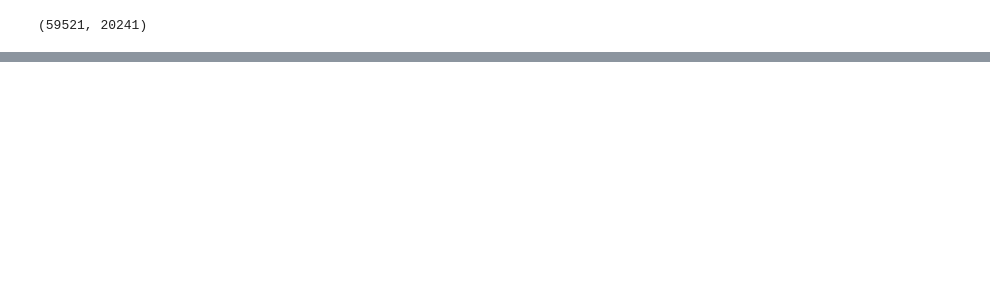
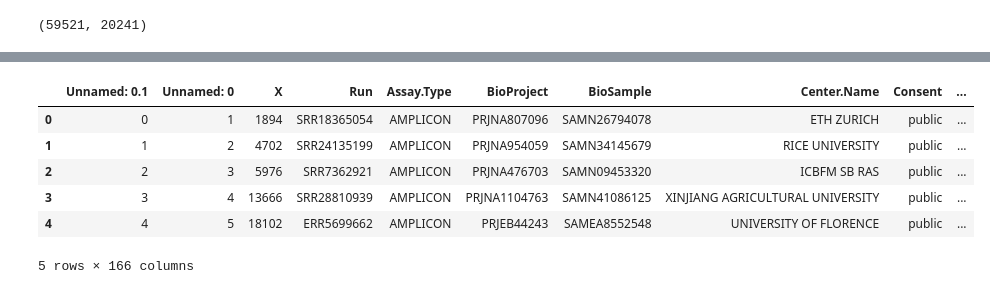
Before and after one commit to georgiadoing/seqADAGE, a Jupyter notebook: Py/muk_transfer_learning/filtering/Mukundan_ec_filt.ipynb, the cells around one changed output, grey strips where cells are left out. Cells and saved outputs as stored; diff of their text form; code cells hidden in the pictures; blank space fills up the shorter version.

```diff
--- a/Py/muk_transfer_learning/filtering/Mukundan_ec_filt.ipynb
+++ b/Py/muk_transfer_learning/filtering/Mukundan_ec_filt.ipynb
@@ -374,0 +454,14 @@ final_filt.shape
+# %%
+# Verify I can load back in the annotated metadata
+m_df = pd.read_csv(
+  '/content/drive/My Drive/Comp-Bio-Projs-S26/data/muk-in-use/mt_filtering_annotated_sra.csv'
+)
+m_df.head()
+# %% [output]
+|  | Unnamed: 0.1 | Unnamed: 0 | X | Run | Assay.Type | BioProject | BioSample | Center.Name | Consent | ... |
+| 0 | 0 | 1 | 1894 | SRR18365054 | AMPLICON | PRJNA807096 | SAMN26794078 | ETH ZURICH | public | ... |
+| 1 | 1 | 2 | 4702 | SRR24135199 | AMPLICON | PRJNA954059 | SAMN34145679 | RICE UNIVERSITY | public | ... |
+| 2 | 2 | 3 | 5976 | SRR7362921 | AMPLICON | PRJNA476703 | SAMN09453320 | ICBFM SB RAS | public | ... |
+| 3 | 3 | 4 | 13666 | SRR28810939 | AMPLICON | PRJNA1104763 | SAMN41086125 | XINJIANG AGRICULTURAL UNIVERSITY | public | ... |
+| 4 | 4 | 5 | 18102 | ERR5699662 | AMPLICON | PRJEB44243 | SAMEA8552548 | UNIVERSITY OF FLORENCE | public | ... |
+5 rows × 166 columns
```
Also changed, not shown: parts of 26 cells of this notebook.
